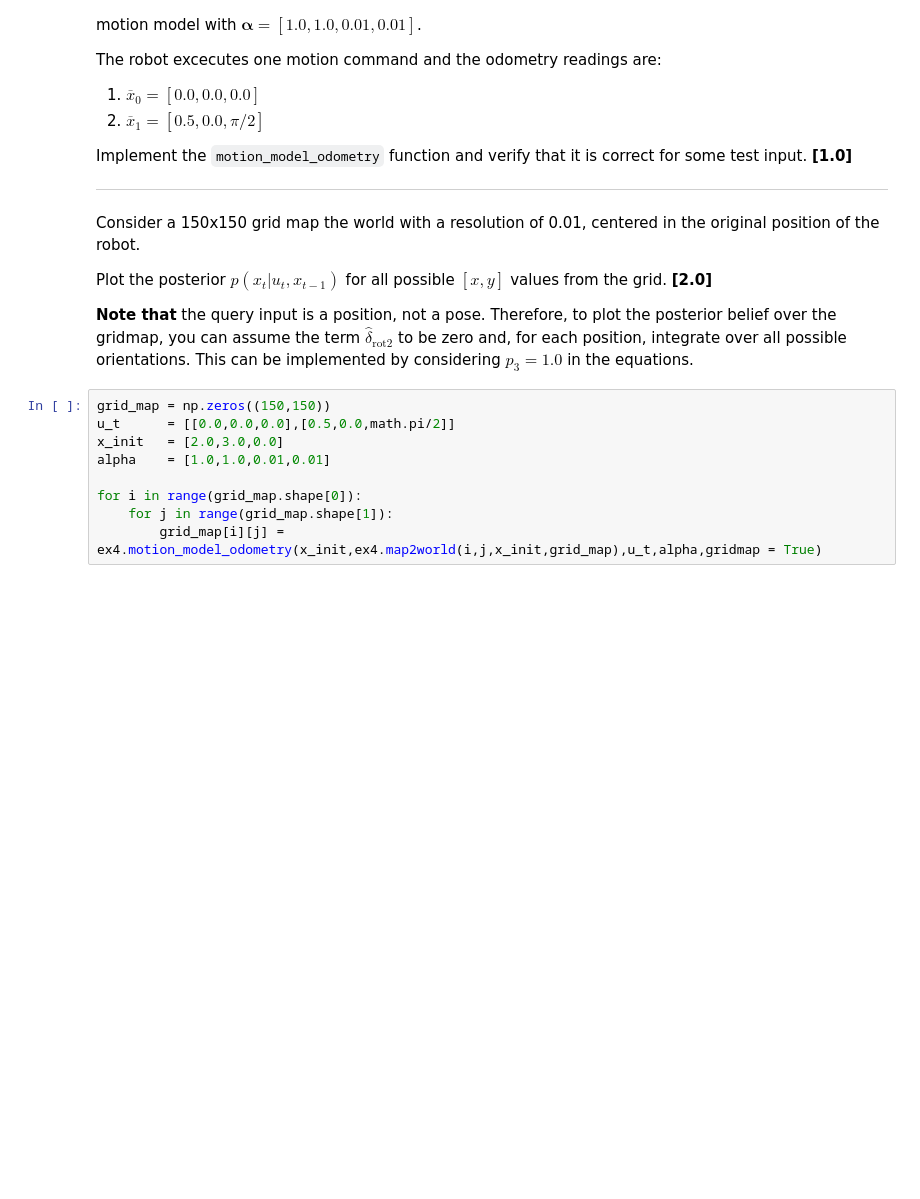
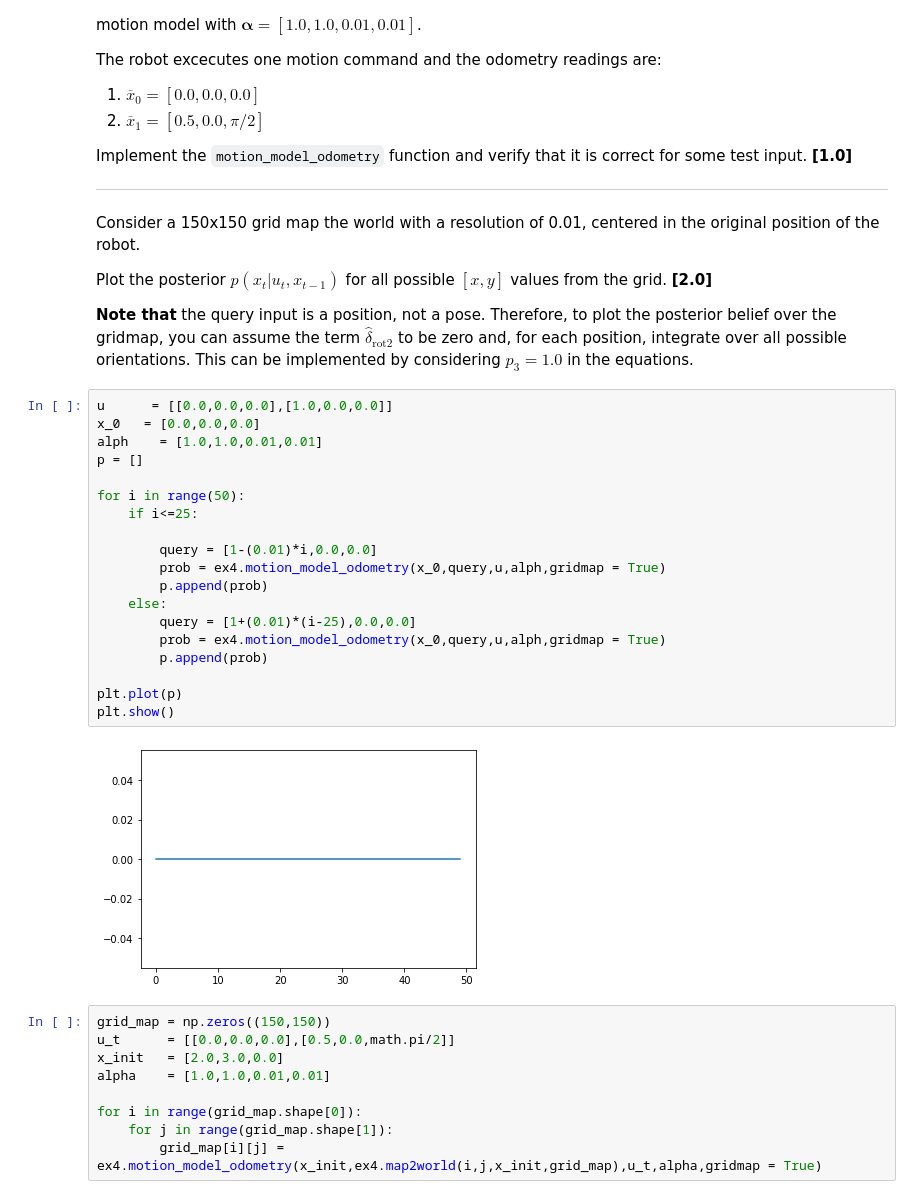
Before and after one commit to Dhagash4/MSR-01-Stachniss, a Jupyter notebook: ex4-motion-model/assignment/ex4.ipynb, the cells around one changed output. Cells and saved outputs as stored; diff of their text form; blank space fills up the shorter version.

```diff
--- a/ex4-motion-model/assignment/ex4.ipynb
+++ b/ex4-motion-model/assignment/ex4.ipynb
@@ -54,6 +54,27 @@ Consider a 150x150 grid map the world with a resolution of 0.01, centered in the
 Plot the posterior $p(x_t | u_t, x_{t-1})$ for all possible $[x, y]$ values from the grid. **[2.0]**
 
 **Note that** the query input is a position, not a pose. Therefore, to plot the posterior belief over the gridmap, you can assume the term $\hat{\delta}_\mathrm{rot2}$ to be zero and, for each position, integrate over all possible orientations. This can be implemented by considering $p_3 = 1.0$ in the equations.
+# %%
+u      = [[0.0,0.0,0.0],[1.0,0.0,0.0]]
+x_0   = [0.0,0.0,0.0]
+alph    = [1.0,1.0,0.01,0.01]
+p = []
+
+for i in range(50):
+    if i<=25:
+
+        query = [1-(0.01)*i,0.0,0.0]
+        prob = ex4.motion_model_odometry(x_0,query,u,alph,gridmap = True)
+        p.append(prob)
+    else:
+        query = [1+(0.01)*(i-25),0.0,0.0]
+        prob = ex4.motion_model_odometry(x_0,query,u,alph,gridmap = True)
+        p.append(prob)
+
+plt.plot(p)
+plt.show()
+# %% [output]
+[figure, added]
 # %%
 grid_map = np.zeros((150,150))
 u_t      = [[0.0,0.0,0.0],[0.5,0.0,math.pi/2]]
```
Also changed, not shown: parts of 3 cells of this notebook, 1 other file.
